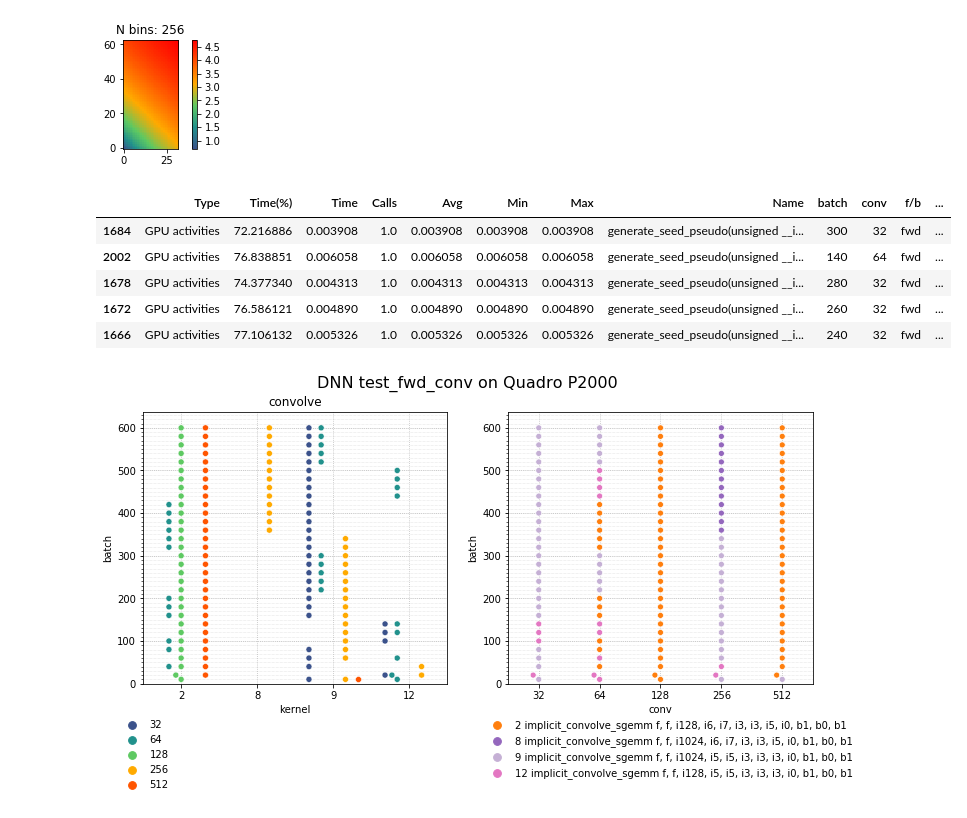
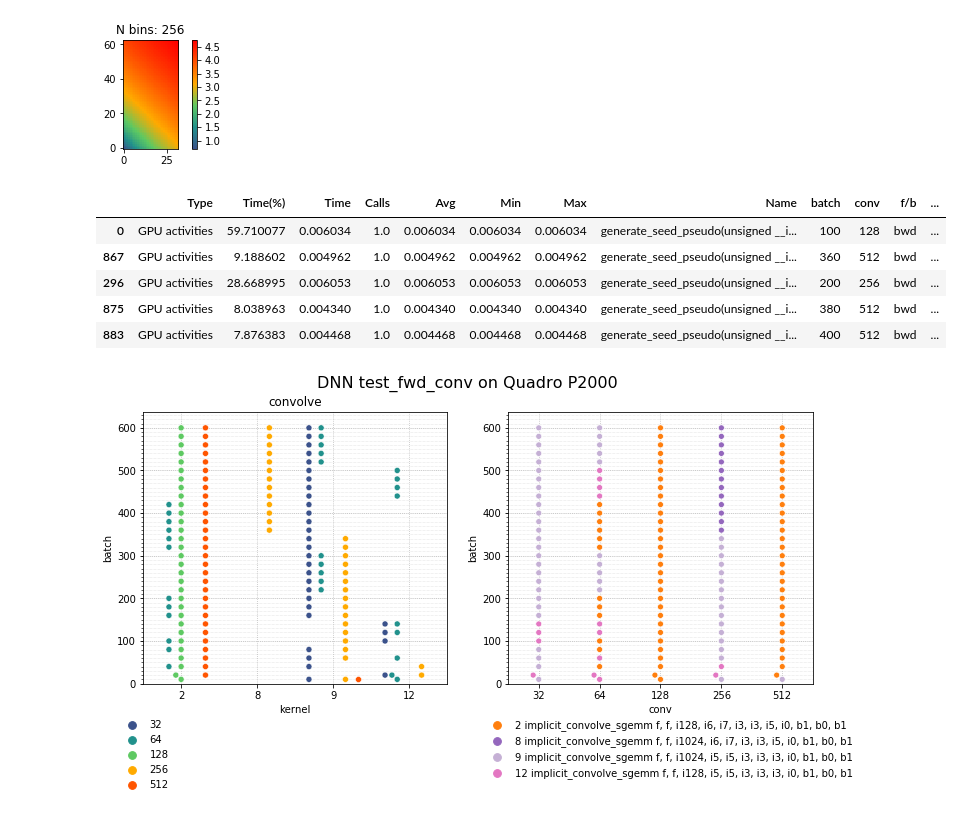
Before and after one commit to shidong-ai/DNNMark, a Jupyter notebook: 20180630_dnn_fwdbwd_conv_series_wh32-RELU.ipynb, the cells around one changed output. Cells and saved outputs as stored; diff of their text form; code cells hidden in the pictures.

```diff
--- a/20180630_dnn_fwdbwd_conv_series_wh32-RELU.ipynb
+++ b/20180630_dnn_fwdbwd_conv_series_wh32-RELU.ipynb
@@ -547,12 +547,12 @@ plt.rc('axes', prop_cycle=(cycler('color', colors)))
 # %% [output]
 [figure]
 # %%
-nvprof_fwd.head()
+nvprof_bwd.head()
 # %% [output]
 |  | Type | Time(%) | Time | Calls | Avg | Min | Max | Name | batch | conv | f/b | ... |
-| 1684 | GPU activities | 72.216886 | 0.003908 | 1.0 | 0.003908 | 0.003908 | 0.003908 | generate_seed_pseudo(unsigned __i... | 300 | 32 | fwd | ... |
-| 2002 | GPU activities | 76.838851 | 0.006058 | 1.0 | 0.006058 | 0.006058 | 0.006058 | generate_seed_pseudo(unsigned __i... | 140 | 64 | fwd | ... |
-| 1678 | GPU activities | 74.377340 | 0.004313 | 1.0 | 0.004313 | 0.004313 | 0.004313 | generate_seed_pseudo(unsigned __i... | 280 | 32 | fwd | ... |
-| 1672 | GPU activities | 76.586121 | 0.004890 | 1.0 | 0.004890 | 0.004890 | 0.004890 | generate_seed_pseudo(unsigned __i... | 260 | 32 | fwd | ... |
-| 1666 | GPU activities | 77.106132 | 0.005326 | 1.0 | 0.005326 | 0.005326 | 0.005326 | generate_seed_pseudo(unsigned __i... | 240 | 32 | fwd | ... |
+| 0 | GPU activities | 59.710077 | 0.006034 | 1.0 | 0.006034 | 0.006034 | 0.006034 | generate_seed_pseudo(unsigned __i... | 100 | 128 | bwd | ... |
+| 867 | GPU activities | 9.188602 | 0.004962 | 1.0 | 0.004962 | 0.004962 | 0.004962 | generate_seed_pseudo(unsigned __i... | 360 | 512 | bwd | ... |
+| 296 | GPU activities | 28.668995 | 0.006053 | 1.0 | 0.006053 | 0.006053 | 0.006053 | generate_seed_pseudo(unsigned __i... | 200 | 256 | bwd | ... |
+| 875 | GPU activities | 8.038963 | 0.004340 | 1.0 | 0.004340 | 0.004340 | 0.004340 | generate_seed_pseudo(unsigned __i... | 380 | 512 | bwd | ... |
+| 883 | GPU activities | 7.876383 | 0.004468 | 1.0 | 0.004468 | 0.004468 | 0.004468 | generate_seed_pseudo(unsigned __i... | 400 | 512 | bwd | ... |
 # %%
```
Also changed, not shown: parts of 4 cells of this notebook, 2 other files.
